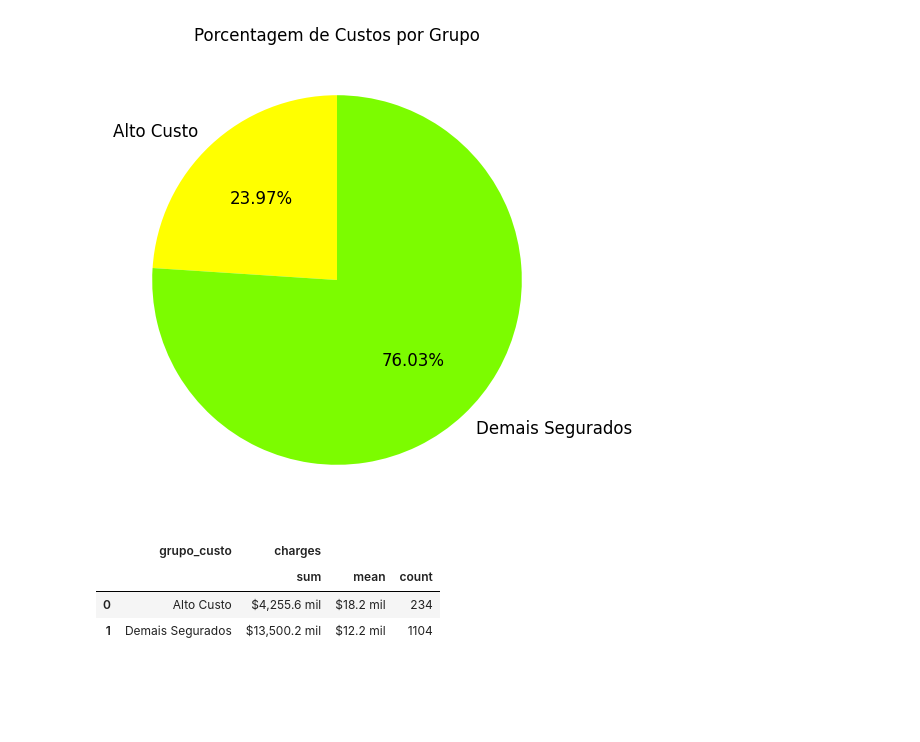
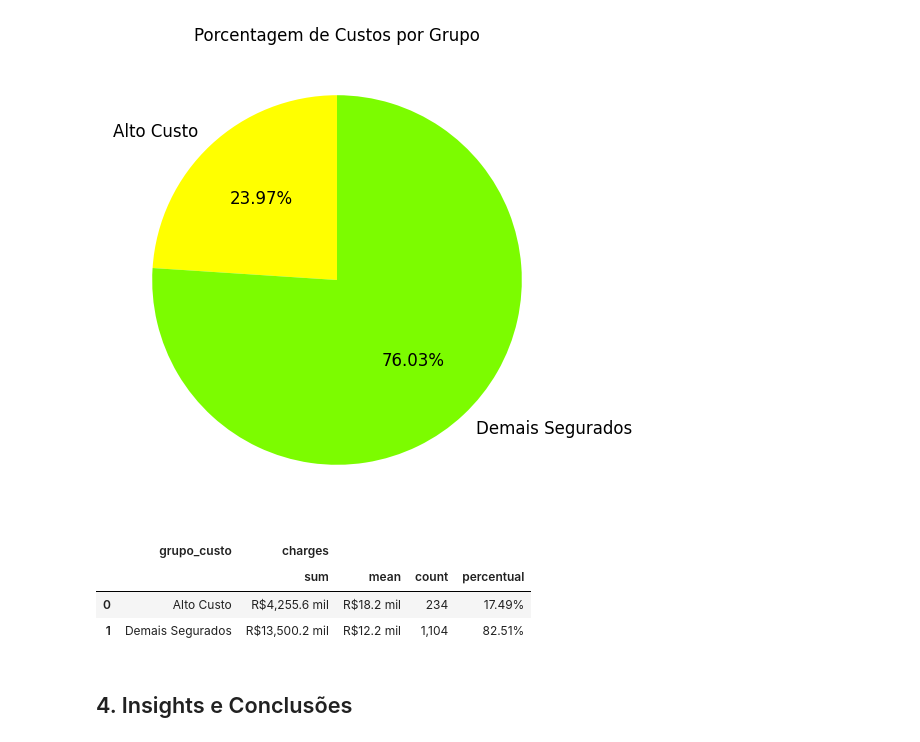
Before and after one commit to fabiobaroliveira/projeto_seguradora_seguro_saude, a Jupyter notebook: analise_exploratoria_seguro_saude.ipynb, the cells around one changed output. Saved outputs shown, nothing was run; the diff lists cells and outputs as text; code cells hidden in the pictures; blank space fills up the shorter version.

```diff
--- a/analise_exploratoria_seguro_saude.ipynb
+++ b/analise_exploratoria_seguro_saude.ipynb
@@ -573,22 +574,31 @@ Text(0.5, 1.0, 'Porcentagem de Custos por Grupo')
 # %%
 analise_comparativa = df.groupby('grupo_custo').agg({
     'charges': ['sum', 'mean', 'count']
 }).reset_index()
 
+# Calcular o percentual
+total_segurados = analise_comparativa[('charges', 'count')].sum()
+analise_comparativa[('charges', 'percentual')] = (analise_comparativa[('charges', 'count')] / total_segurados) * 100
+
 # Dividindo por 1.000 (
 analise_comparativa[('charges', 'sum')] = analise_comparativa[('charges', 'sum')] / 1000
 analise_comparativa[('charges', 'mean')] = analise_comparativa[('charges', 'mean')] / 1000
 
+# Exibir com formatação
 (
     analise_comparativa
     .style
     .format({
-        ('charges', 'sum'): '${:,.1f} mil',
-        ('charges', 'mean'): '${:,.1f} mil'
+        ('charges', 'sum'): 'R${:,.1f} mil',
+        ('charges', 'mean'): 'R${:,.1f} mil',
+        ('charges', 'count'): '{:,.0f}',
+        ('charges', 'percentual'): '{:.2f}%'
     })
 )
 # %% [output]
-|  | grupo_custo | charges |  |  |
-|  |  | sum | mean | count |
-| 0 | Alto Custo | $4,255.6 mil | $18.2 mil | 234 |
-| 1 | Demais Segurados | $13,500.2 mil | $12.2 mil | 1104 |
+|  | grupo_custo | charges |  |  |  |
+|  |  | sum | mean | count | percentual |
+| 0 | Alto Custo | R$4,255.6 mil | R$18.2 mil | 234 | 17.49% |
+| 1 | Demais Segurados | R$13,500.2 mil | R$12.2 mil | 1,104 | 82.51% |
+# %% [markdown]
+## 4. Insights e Conclusões
```
Also changed, not shown: parts of 2 cells of this notebook.
